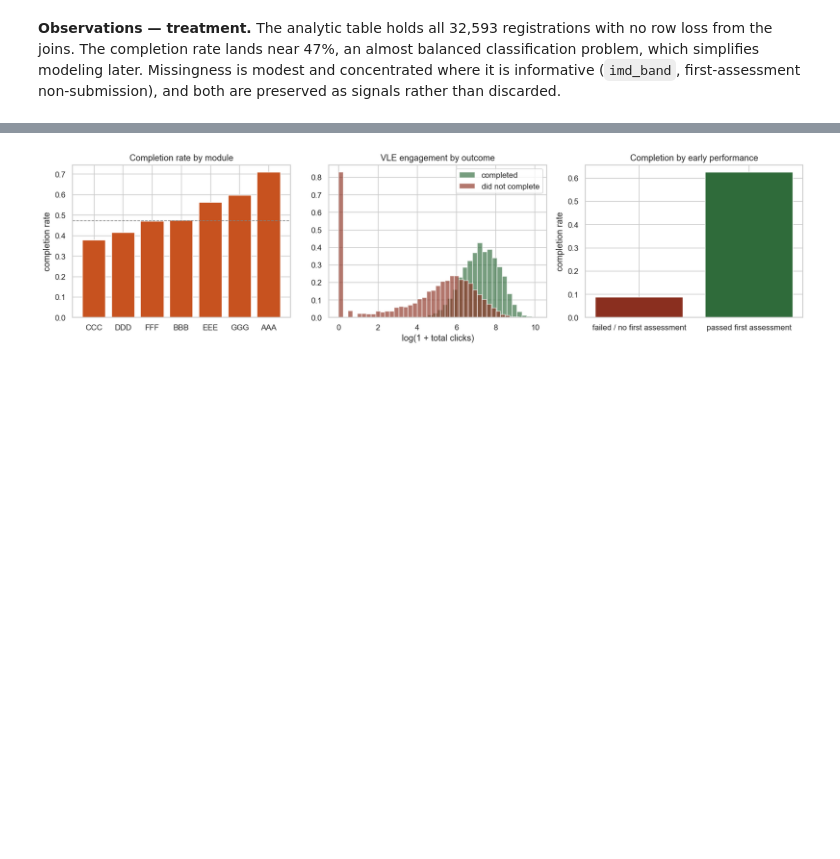
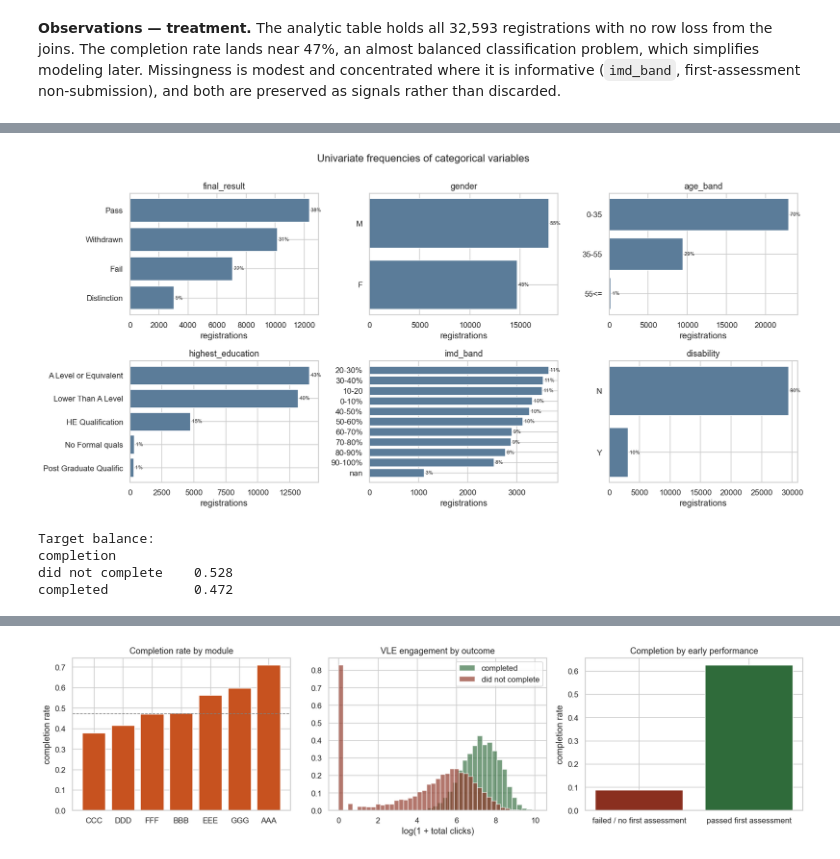
Before and after one commit to ekowhinson/oulad-completion-capstone, a Jupyter notebook: notebooks/oulad_completion_analysis.ipynb, the cells around one changed output, grey strips where cells are left out. Saved outputs shown, nothing was run; the diff lists cells and outputs as text; code cells hidden in the pictures; blank space fills up the shorter version.

```diff
--- a/notebooks/oulad_completion_analysis.ipynb
+++ b/notebooks/oulad_completion_analysis.ipynb
@@ -211,0 +259,22 @@ are preserved as signals rather than discarded.
+# %%
+CAT_VARS = ["final_result", "gender", "age_band", "highest_education", "imd_band",
+            "disability"]
+fig, axes = plt.subplots(2, 3, figsize=(15, 7))
+for ax, col in zip(axes.ravel(), CAT_VARS):
+    vc = base[col].value_counts(dropna=False).sort_values()
+    ax.barh([str(i)[:22] for i in vc.index], vc.values, color="#5B7C99")
+    ax.set_title(col); ax.set_xlabel("registrations")
+    for i, v in enumerate(vc.values):
+        ax.text(v, i, " {:.0f}%".format(v / len(base) * 100), va="center", fontsize=7)
+plt.suptitle("Univariate frequencies of categorical variables", y=1.00)
+plt.tight_layout(); plt.show()
+
+print("Target balance:")
+print(base["completion"].value_counts(normalize=True)
+      .rename({1: "completed", 0: "did not complete"}).round(3).to_string())
+# %% [output]
+[figure, added]
+Target balance:
+completion
+did not complete    0.528
+completed           0.472
```
Also changed, not shown: parts of 21 cells of this notebook.
